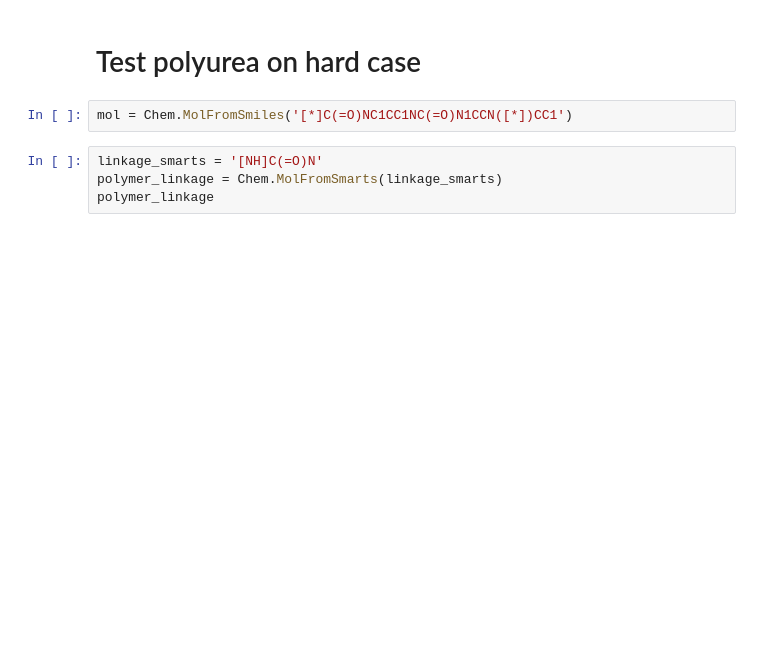
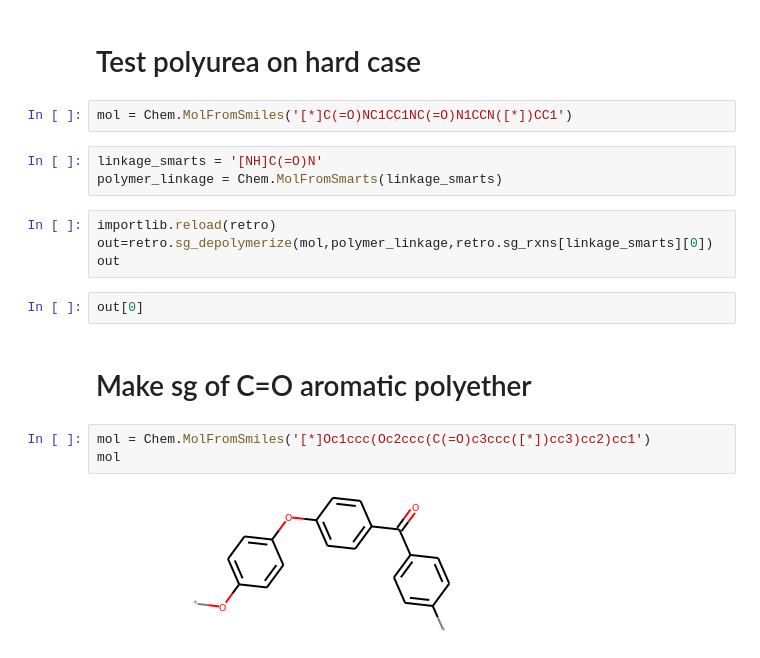
Before and after one commit to rishigurnani/hMOFs-Snurr, a Jupyter notebook: fall20_mse_8803_2.ipynb, the cells around one changed output. Saved outputs shown, nothing was run; the diff lists cells and outputs as text; blank space fills up the shorter version.

Commit message:
C=O polyether complete

```diff
--- a/fall20_mse_8803_2.ipynb
+++ b/fall20_mse_8803_2.ipynb
@@ -1510,4 +991,16 @@ mol = Chem.MolFromSmiles('[*]C(=O)NC1CC1NC(=O)N1CCN([*])CC1')
 # %%
 linkage_smarts = '[NH]C(=O)N'
 polymer_linkage = Chem.MolFromSmarts(linkage_smarts)
-polymer_linkage
+# %%
+importlib.reload(retro)
+out=retro.sg_depolymerize(mol,polymer_linkage,retro.sg_rxns[linkage_smarts][0])
+out
+# %%
+out[0]
+# %% [markdown]
+# Make sg of C=O aromatic polyether
+# %%
+mol = Chem.MolFromSmiles('[*]Oc1ccc(Oc2ccc(C(=O)c3ccc([*])cc3)cc2)cc1')
+mol
+# %% [output]
+[figure, added]
```
Also changed, not shown: parts of 230 cells of this notebook, 1 other file.
